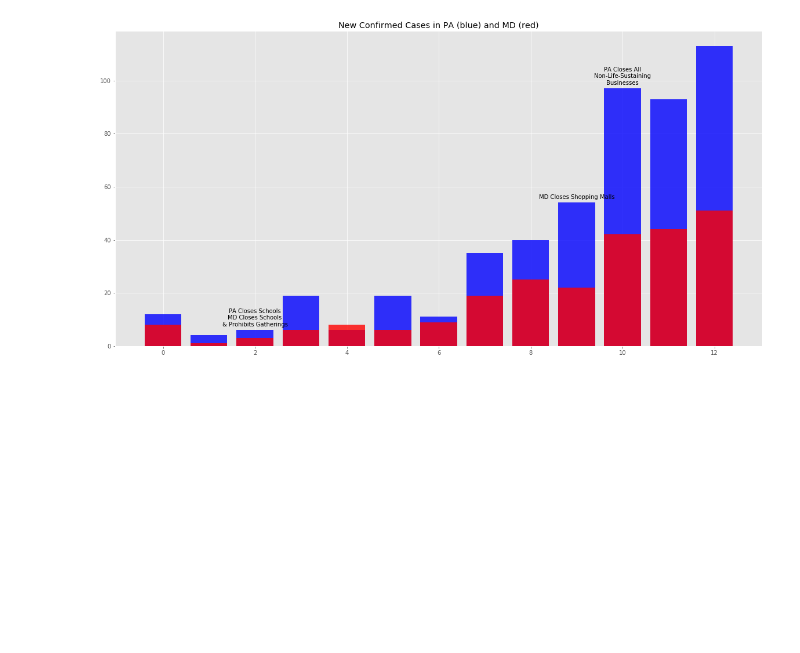
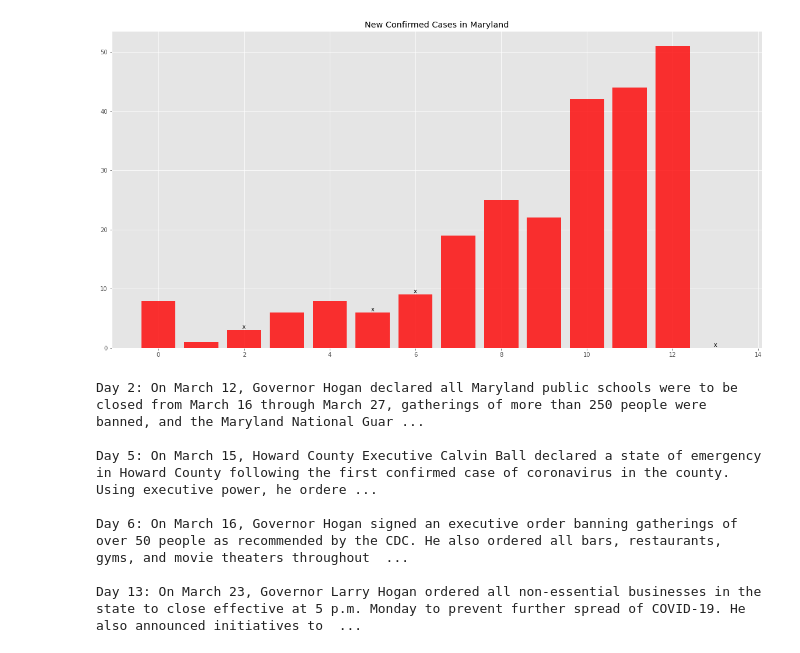
Before and after one commit to LBoeg/pycovid, a Jupyter notebook: covid_analysis.ipynb, the cells around one changed output. Cells and saved outputs as stored; diff of their text form; code cells hidden in the pictures; blank space fills up the shorter version.

Commit message:
Wiki Scraping for Gov Actions

```diff
--- a/covid_analysis.ipynb
+++ b/covid_analysis.ipynb
@@ -59,8 +53,9 @@ pa_data["DaysSinceFirstCase"] = np.arange(pa_data.shape[0])
 # %%
 # Read information from wikipedia
 wiki = wikipediaapi.Wikipedia('en')
-state = "Maryland"
-md_wiki = wiki.page("2020 coronavirus pandemic in {}".format(state))
-#print(md_wiki.text)
+if state == "Washington":
+    state = "Washington (state)"
+state_wiki = wiki.page("2020 coronavirus pandemic in {}".format(state.replace(' ','_')))
+#print(state_wiki.text)
 # %%
 # Extract the government response section
@@ -102,3 +129,10 @@ pa_data.loc[pa_data.loc[pa_data["date"] == "2020-03-20"].index[0],"GovAction"] =
+# %%
+# Add column in dataframe for government actions
+state_data["GovAction"] = "none"
+for i, date in enumerate(converted_dates):
+    if date in str(state_data["date"].values):
+        state_data.loc[state_data.loc[state_data["date"] == date].index[0], "GovAction"] = str(actions[i])
+#print(state_data)
 # %%
 # Plot the data
 plt.figure(figsize=(20,10))
@@ -135,38 +169,35 @@ plt.show()
 # %%
 # Extract just the new cases data from the cumulative confirmed
-pa_data["NewCases"] = pa_data["CumConfirmed"].diff()
-pa_data.loc[0,"NewCases"] = pa_data["CumConfirmed"][0]
-md_data["NewCases"] = md_data["CumConfirmed"].diff()
-md_data.loc[0,"NewCases"] = md_data["CumConfirmed"][0]
+state_data["NewCases"] = state_data["CumConfirmed"].diff()
+state_data.loc[0,"NewCases"] = state_data["CumConfirmed"][0]
 # %%
 # Plot the new cases data
 plt.figure(figsize=(20,10))
 ax = plt.subplot(111)
-fig_pa = ax.bar(pa_data["DaysSinceFirstCase"],pa_data["NewCases"], color='b', alpha=0.8)
-fig_md = ax.bar(md_data["DaysSinceFirstCase"],md_data["NewCases"], color='r', alpha=0.8)
-#fig_pa = ax.bar(pa_data["date"],pa_data["NewCases"], width=np.timedelta64(16, 'h'), color='b', alpha=0.8)
-#fig_md = ax.bar(md_data["date"],md_data["NewCases"], width=np.timedelta64(16, 'h'), color='r', alpha=0.8)
-#ax.axis(["2020-03-09", datetime.date(datetime.now()),0,np.maximum(np.max(pa_data["NewCases"]),np.max(md_data["NewCases"]))*1.10])
-plt.title("New Confirmed Cases in PA (blue) and MD (red)")
+fig_state = ax.bar(state_data["DaysSinceFirstCase"],state_data["NewCases"], color='r', alpha=0.8)
+plt.title("New Confirmed Cases in {}".format(state))
 
 # Add tick mark at events
-for i, fig in enumerate(fig_pa):
+for i, fig in enumerate(fig_state):
     x = fig.get_x()
     wid = fig.get_width()
-    height = np.maximum(pa_data["NewCases"].values[i], md_data["NewCases"].values[i])
+    height = state_data["NewCases"].values[i]
 
-    md_text = False
-    pa_text = False
-    if md_data["GovAction"][i] != "none":
-        ax.text(x + wid/2., height+1, md_data["GovAction"][i], ha='center', va='bottom', rotation=0)
-        md_text = True
-
-    if pa_data["GovAction"][i] != "none":
-        if md_text == True:
-            height = height + 5
-        ax.text(x + wid/2., height+1, pa_data["GovAction"][i], ha='center', va='bottom', rotation=0)
-
+    if state_data["GovAction"][i] != "none":
+        ax.text(x + wid/2., height, "x", ha='center', va='bottom', rotation=0)
 
 plt.show()
+
+# Label tick mark events
+for i in range(state_data.shape[0]):
+    if state_data["GovAction"][i] != "none":
+        print("Day {}: {}\n".format(i, state_data["GovAction"][i]))
 # %% [output]
-[figure, old version]
+[figure, new version]
+Day 2: On March 12, Governor Hogan declared all Maryland public schools were to be closed from March 16 through March 27, gatherings of more than 250 people were banned, and the Maryland National Guar ...
+
+Day 5: On March 15, Howard County Executive Calvin Ball declared a state of emergency in Howard County following the first confirmed case of coronavirus in the county. Using executive power, he ordere ...
+
+Day 6: On March 16, Governor Hogan signed an executive order banning gatherings of over 50 people as recommended by the CDC. He also ordered all bars, restaurants, gyms, and movie theaters throughout  ...
+
+Day 13: On March 23, Governor Larry Hogan ordered all non-essential businesses in the state to close effective at 5 p.m. Monday to prevent further spread of COVID-19. He also announced initiatives to  ...
```
Also changed, not shown: parts of 8 cells of this notebook.
